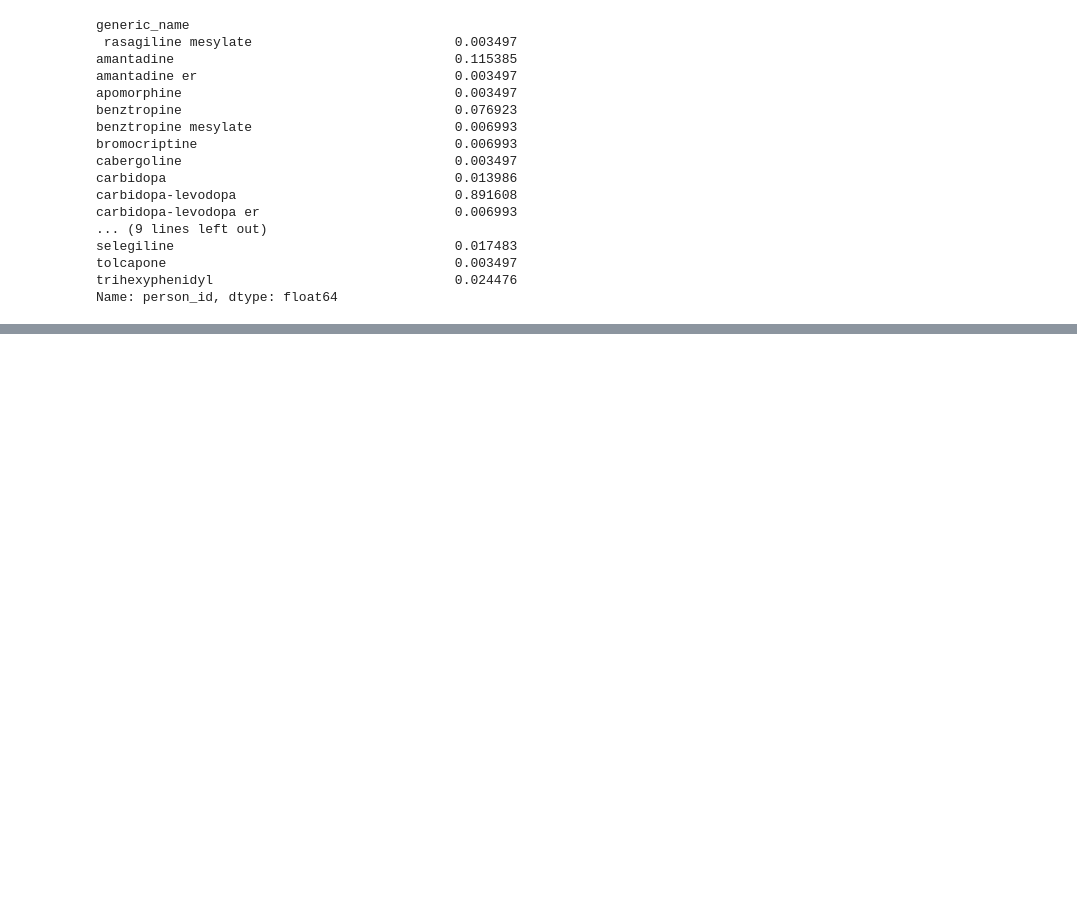
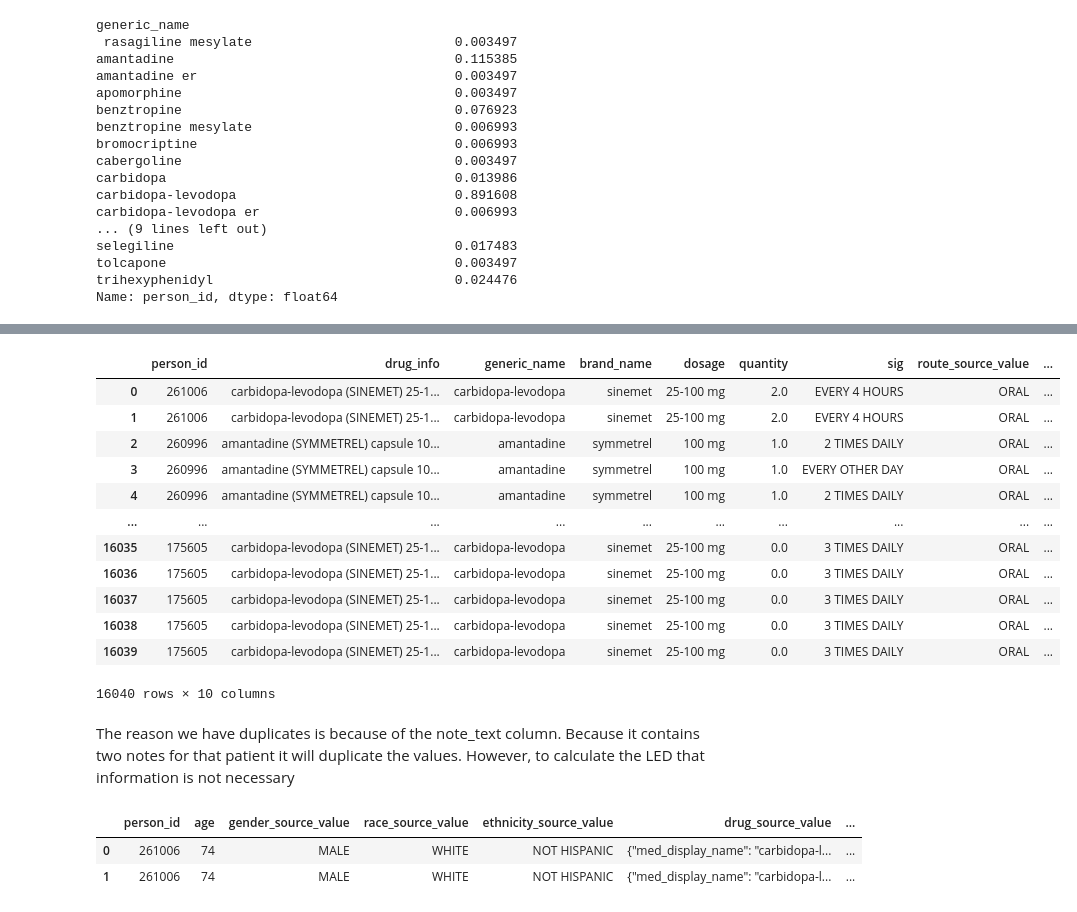
Before and after one commit to rdiazrincon/motor_fluctuations_pd, a Jupyter notebook: motor_fluctuations_pd.ipynb, the cells around one changed output, grey strips where cells are left out. Cells and saved outputs as stored; diff of their text form; code cells hidden in the pictures; blank space fills up the shorter version.

Commit message:
Setting eveything right to calculate LED

```diff
--- a/motor_fluctuations_pd.ipynb
+++ b/motor_fluctuations_pd.ipynb
@@ -1540,0 +1570,2 @@ print(df_pd[df_pd['quantity'] == 0.0]['generic_name'].to_string())
+# %%
+led_df = pd.concat([df_pd['person_id'], df_pd.iloc[:, 6:-1]], axis=1)
@@ -1540,0 +1588,16 @@ print(df_pd[df_pd['quantity'] == 0.0]['generic_name'].to_string())
+# %%
+led_df
+# %% [output]
+|  | person_id | drug_info | generic_name | brand_name | dosage | quantity | sig | route_source_value | ... |
+| 0 | 261006 | carbidopa-levodopa (SINEMET) 25-1... | carbidopa-levodopa | sinemet | 25-100 mg | 2.0 | EVERY 4 HOURS | ORAL | ... |
+| 1 | 261006 | carbidopa-levodopa (SINEMET) 25-1... | carbidopa-levodopa | sinemet | 25-100 mg | 2.0 | EVERY 4 HOURS | ORAL | ... |
+| 2 | 260996 | amantadine (SYMMETREL) capsule 10... | amantadine | symmetrel | 100 mg | 1.0 | 2 TIMES DAILY | ORAL | ... |
+| 3 | 260996 | amantadine (SYMMETREL) capsule 10... | amantadine | symmetrel | 100 mg | 1.0 | EVERY OTHER DAY | ORAL | ... |
+| 4 | 260996 | amantadine (SYMMETREL) capsule 10... | amantadine | symmetrel | 100 mg | 1.0 | 2 TIMES DAILY | ORAL | ... |
+| ... | ... | ... | ... | ... | ... | ... | ... | ... | ... |
+| 16035 | 175605 | carbidopa-levodopa (SINEMET) 25-1... | carbidopa-levodopa | sinemet | 25-100 mg | 0.0 | 3 TIMES DAILY | ORAL | ... |
+| 16036 | 175605 | carbidopa-levodopa (SINEMET) 25-1... | carbidopa-levodopa | sinemet | 25-100 mg | 0.0 | 3 TIMES DAILY | ORAL | ... |
+| 16037 | 175605 | carbidopa-levodopa (SINEMET) 25-1... | carbidopa-levodopa | sinemet | 25-100 mg | 0.0 | 3 TIMES DAILY | ORAL | ... |
+| 16038 | 175605 | carbidopa-levodopa (SINEMET) 25-1... | carbidopa-levodopa | sinemet | 25-100 mg | 0.0 | 3 TIMES DAILY | ORAL | ... |
+| 16039 | 175605 | carbidopa-levodopa (SINEMET) 25-1... | carbidopa-levodopa | sinemet | 25-100 mg | 0.0 | 3 TIMES DAILY | ORAL | ... |
+16040 rows × 10 columns
@@ -1540,0 +1606,8 @@ print(df_pd[df_pd['quantity'] == 0.0]['generic_name'].to_string())
+# %% [markdown]
+The reason we have duplicates is because of the note_text column. Because it contains two notes for that patient it will duplicate the values. However, to calculate the LED that information is not necessary
+# %%
+df_pd[df_pd['person_id'] == 261006]
+# %% [output]
+|  | person_id | age | gender_source_value | race_source_value | ethnicity_source_value | drug_source_value | ... |
+| 0 | 261006 | 74 | MALE | WHITE | NOT HISPANIC | {"med_display_name": "carbidopa-l... | ... |
+| 1 | 261006 | 74 | MALE | WHITE | NOT HISPANIC | {"med_display_name": "carbidopa-l... | ... |
```
Also changed, not shown: parts of 38 cells of this notebook, 1 other file.
